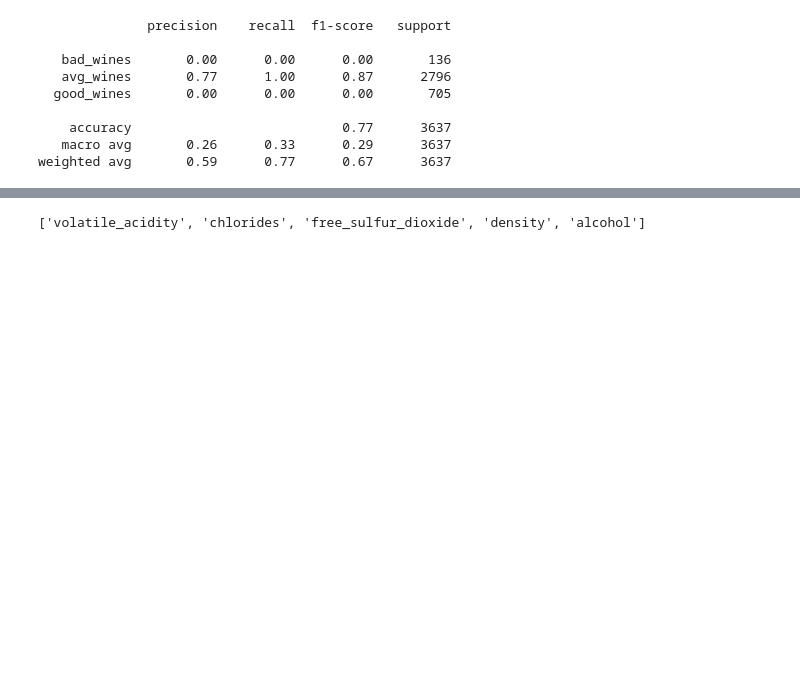
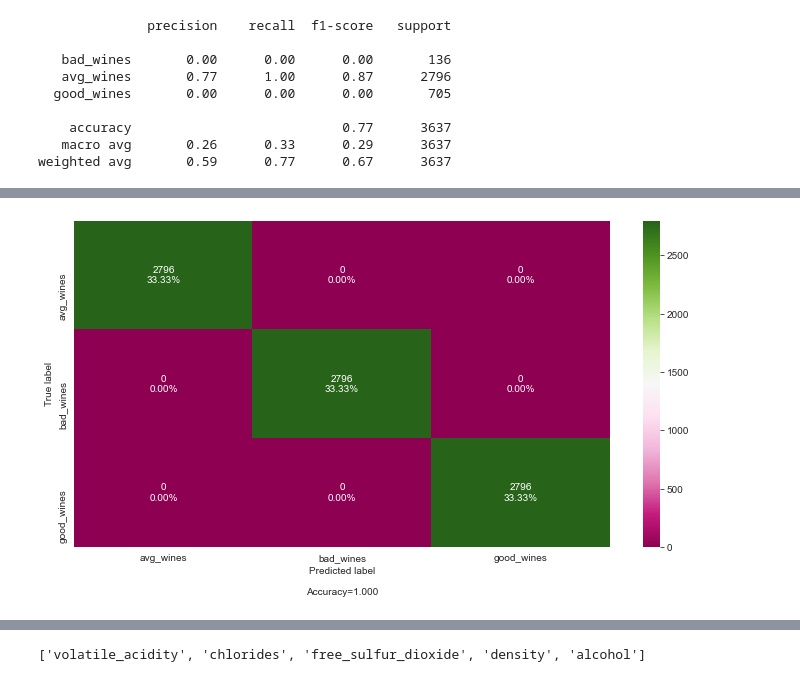
Before and after one commit to HeatherOrtegaMcMillan/in_vino_veritas, a Jupyter notebook: inital_notebook.ipynb, the cells around one changed output, grey strips where cells are left out. Drawn from its saved outputs; the diff is of its cells as text; code cells hidden in the pictures; blank space fills up the shorter version.

Commit message:
do more modeling

```diff
--- a/inital_notebook.ipynb
+++ b/inital_notebook.ipynb
@@ -670,0 +688,2 @@ pred_df['baseline_random'] =
+# %%
+X_cols = m.select_kbest(train[var_cols], train[target], 5)
@@ -670,0 +692,18 @@ pred_df['baseline_random'] =
+# %%
+# Data set is imbalanced. Use SMOTE to balance out dataset and get more of the lower classes
+from imblearn.over_sampling import SMOTE
+
+smote = SMOTE(random_state = 123)
+
+X_train_smote, y_train_smote = smote.fit_resample(X_train, y_train)
+# %%
+# set up models to try and put them in a list
+d_tree = DecisionTreeClassifier()
+
+knn = KNeighborsClassifier()
+
+log = LogisticRegression()
+
+r_forest = RandomForestClassifier()
+
+models = [d_tree, knn, log, r_forest]
@@ -670,0 +720,9 @@ pred_df['baseline_random'] =
+# %%
+r_forest.fit(X_train_smote, y_train_smote)
+
+#predict for train and validate
+train_pred = r_forest.predict(X_train_smote)
+val_pred = r_forest.predict(X_validate)
+
+#see metrics for train
+m.print_metrics(r_forest, y_train_smote, train_pred, set_name="Train")
@@ -670,0 +745,10 @@ pred_df['baseline_random'] =
+# %%
+cf_matrix = confusion_matrix(y_train_smote, train_pred)
+labels = ['True Neg','False Pos','False Neg','True Pos']
+categories = ['avg_wines', 'bad_wines', 'good_wines']
+m.make_confusion_matrix(cf_matrix,
+                      group_names=labels,
+                      categories=categories,
+                      cmap='PiYG')
+# %% [output]
+[figure, added]
```
Also changed, not shown: parts of 32 cells of this notebook.
